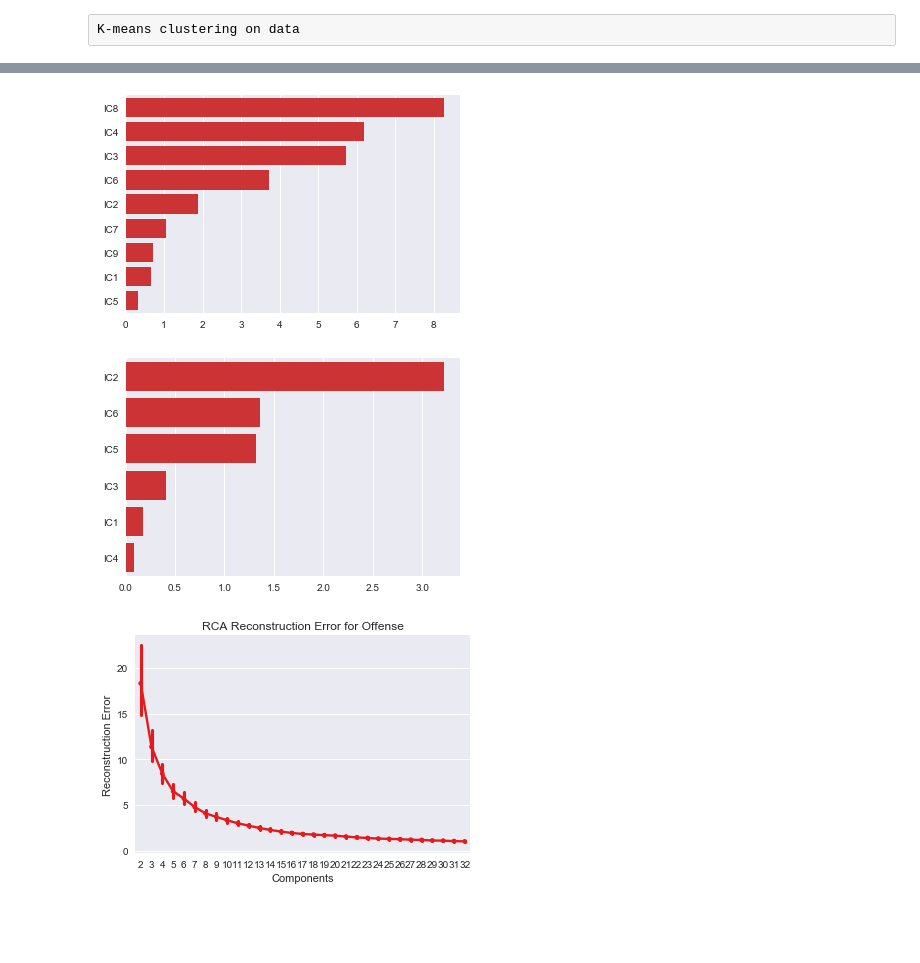
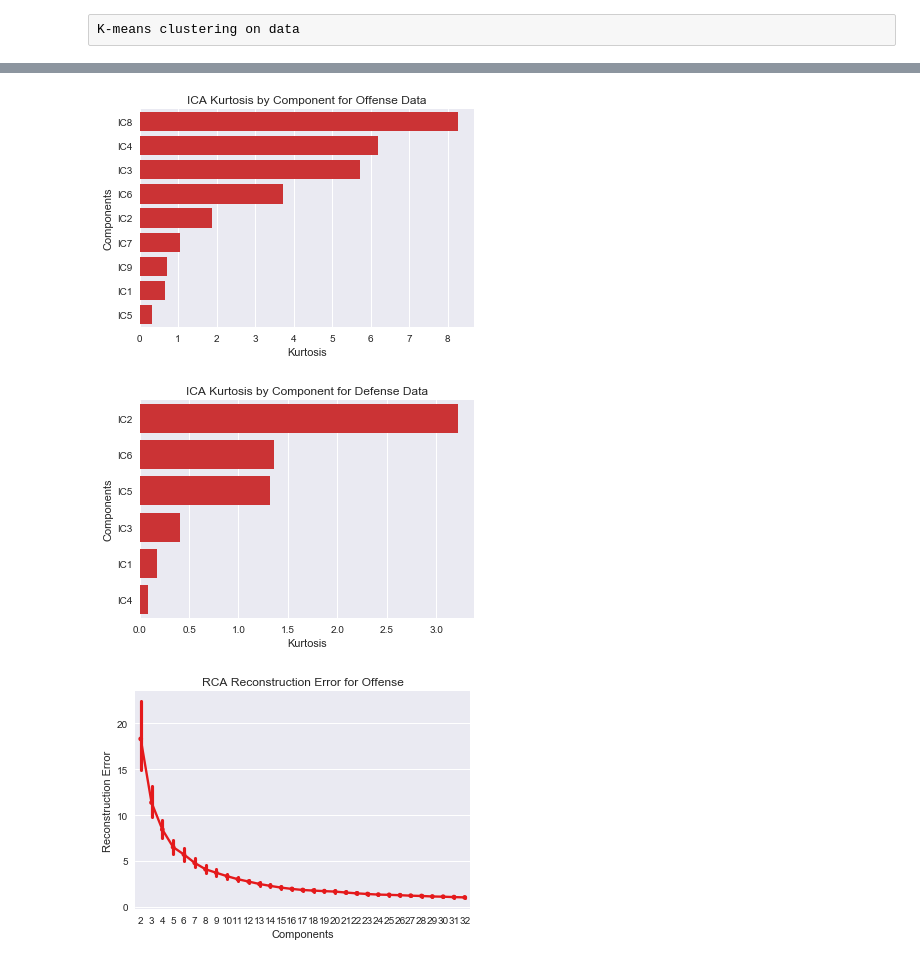
Before and after one commit to JohnLithio/NBACluster, a Jupyter notebook: Clustering.ipynb, the cells around one changed output, grey strips where cells are left out. Drawn from its saved outputs; the diff is of its cells as text; code cells hidden in the pictures; blank space fills up the shorter version.

```diff
--- a/Clustering.ipynb
+++ b/Clustering.ipynb
@@ -7,3 +7,4 @@ import seaborn as sns
 plt.style.use('seaborn')
 %matplotlib inline
 colors = sns.color_palette('Set1', 9)
+plt.rcParams["figure.figsize"] = (4,3)
@@ -166,7 +152,7 @@ plotTSNE(dfpcao[['PC1', 'PC2', 'PC3']].values, df['PCA_Cluster_O'].values)
 from sklearn.decomposition import PCA
 from sklearn.decomposition import FastICA as ICA
 
-def transformDF(X, trans, n=0):
+def transformDF(X, trans, title='', n=0):
 
     if trans == 'PCA':
         f, ax = plt.subplots(1, 1)
@@ -185,6 +171,9 @@ def transformDF(X, trans, n=0):
         ax.legend(
             handles=ax.lines[::len(pca.explained_variance_ratio_)+1],
                   labels=["Variance Explained","Cumulative Variance Explained"])
+        ax.set_title(title)
+        ax.set_xlabel("Components")
+        ax.set_ylabel("Variance Explained")
 
     elif trans == 'ICA':
         f, ax = plt.subplots(1, 1)
@@ -195,6 +184,9 @@ def transformDF(X, trans, n=0):
         sns.barplot(x=dft.kurt(axis=0).abs().sort_values(ascending=False), y=dft.columns,
                     color=colors[0], ax=ax)
         dft = dft[dft.kurt(axis=0).abs().sort_values(ascending=False).iloc[:-int(n/2)].index]
+        ax.set_title(title)
+        ax.set_xlabel("Kurtosis")
+        ax.set_ylabel("Components")
 
     elif trans == 'RCA':
         rca = RP(n_components=n, random_state=0)
@@ -241,9 +239,9 @@ elbowICA(Xd_norm)
 # %%
-dficao = transformDF(Xo_norm, 'ICA', 9)
-dficad = transformDF(Xd_norm, 'ICA', 6)
+dficao = transformDF(Xo_norm, 'ICA', 'ICA Kurtosis by Component for Offense Data', 9)
+dficad = transformDF(Xd_norm, 'ICA', 'ICA Kurtosis by Component for Defense Data', 6)
 # %% [output]
-[figure, old version]
+[figure, new version]
-[figure, old version]
+[figure, new version]
 # %%
 from sklearn.random_projection import GaussianRandomProjection as RP
 
```
Also changed, not shown: parts of 26 cells of this notebook.
